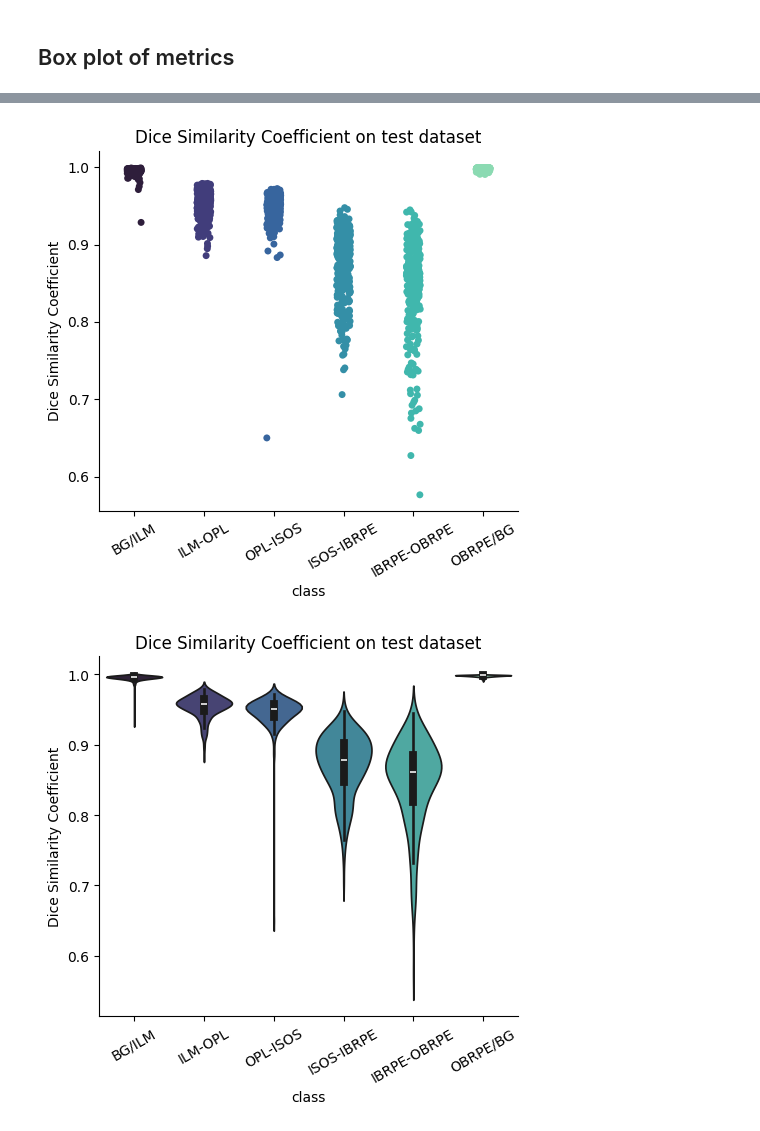
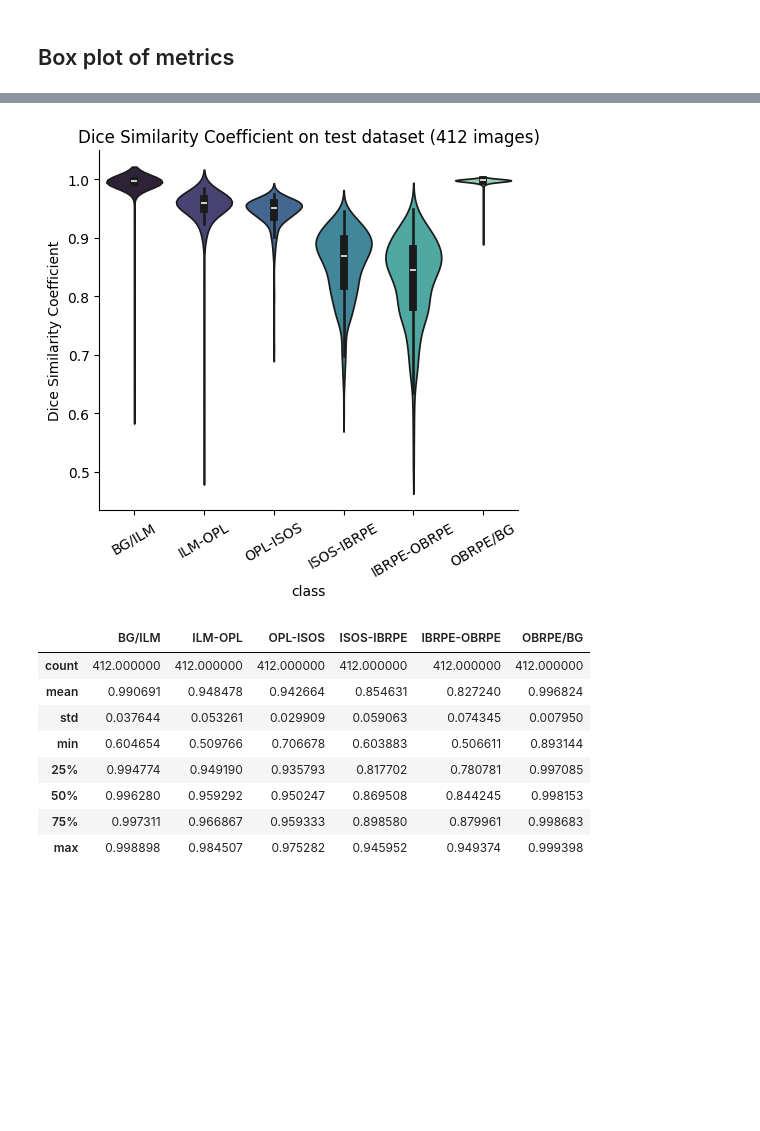
Before and after one commit to KogenNobori/Pytorch-UNet, a Jupyter notebook: visualise_analysis.ipynb, the cells around one changed output, grey strips where cells are left out. Drawn from its saved outputs; the diff is of its cells as text; code cells hidden in the pictures; blank space fills up the shorter version.

```diff
--- a/visualise_analysis.ipynb
+++ b/visualise_analysis.ipynb
@@ -241,27 +173,26 @@ plt.show()
 # %%
-# cat plot
-# https://stackoverflow.com/questions/63909351/how-to-rotate-xticklabels-in-a-seaborn-catplot
-# https://www.geeksforgeeks.org/python/rotate-axis-tick-labels-in-seaborn-and-matplotlib/
-g = sns.catplot(dsc_dist, palette='mako')
+# violin plot https://github.com/mwaskom/seaborn/blob/f04b6cd5484267a0885d1fed068e99dff3a1b226/seaborn/categorical.py#L642
+g = sns.catplot(dsc_dist, kind='violin', palette='mako')
 g.set_xticklabels(rotation=30)
 plt.ylabel('Dice Similarity Coefficient')
 plt.xlabel('class')
-plt.title('Dice Similarity Coefficient on test dataset')
+plt.title('Dice Similarity Coefficient on test dataset (412 images)')
 plt.tight_layout()
 plt.show()
+
+x='fish'
+dsc_dist.describe()
 # %% [output]
-[figure, old version]
+[figure, new version]
+|  | BG/ILM | ILM-OPL | OPL-ISOS | ISOS-IBRPE | IBRPE-OBRPE | OBRPE/BG |
+| count | 412.000000 | 412.000000 | 412.000000 | 412.000000 | 412.000000 | 412.000000 |
+| mean | 0.990691 | 0.948478 | 0.942664 | 0.854631 | 0.827240 | 0.996824 |
+| std | 0.037644 | 0.053261 | 0.029909 | 0.059063 | 0.074345 | 0.007950 |
+| min | 0.604654 | 0.509766 | 0.706678 | 0.603883 | 0.506611 | 0.893144 |
+| 25% | 0.994774 | 0.949190 | 0.935793 | 0.817702 | 0.780781 | 0.997085 |
+| 50% | 0.996280 | 0.959292 | 0.950247 | 0.869508 | 0.844245 | 0.998153 |
+| 75% | 0.997311 | 0.966867 | 0.959333 | 0.898580 | 0.879961 | 0.998683 |
+| max | 0.998898 | 0.984507 | 0.975282 | 0.945952 | 0.949374 | 0.999398 |
-# %%
-# violin plot https://github.com/mwaskom/seaborn/blob/f04b6cd5484267a0885d1fed068e99dff3a1b226/seaborn/categorical.py#L642
-g = sns.catplot(dsc_dist, kind='violin', palette='mako')
-g.set_xticklabels(rotation=30)
-plt.ylabel('Dice Similarity Coefficient')
-plt.xlabel('class')
-plt.title('Dice Similarity Coefficient on test dataset')
-plt.tight_layout()
-plt.show()
-# %% [output]
-[figure, removed]
 # %%
 iou_dist = metrics_dist('test_masks/', 'eval_outputs/test_outputs/', metric='IoU')
 sens_dist = metrics_dist('test_masks/', 'eval_outputs/test_outputs/', metric='SENS')
```
Also changed, not shown: parts of 17 cells of this notebook, 1 other file.
